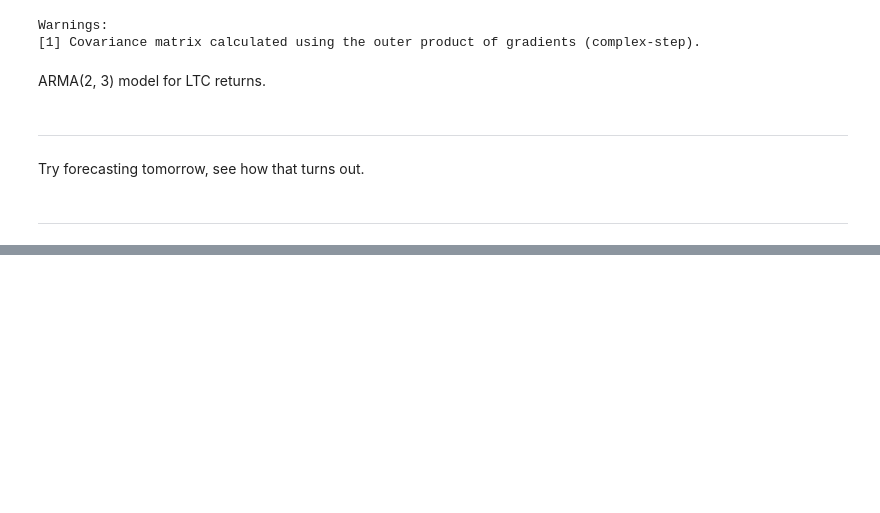
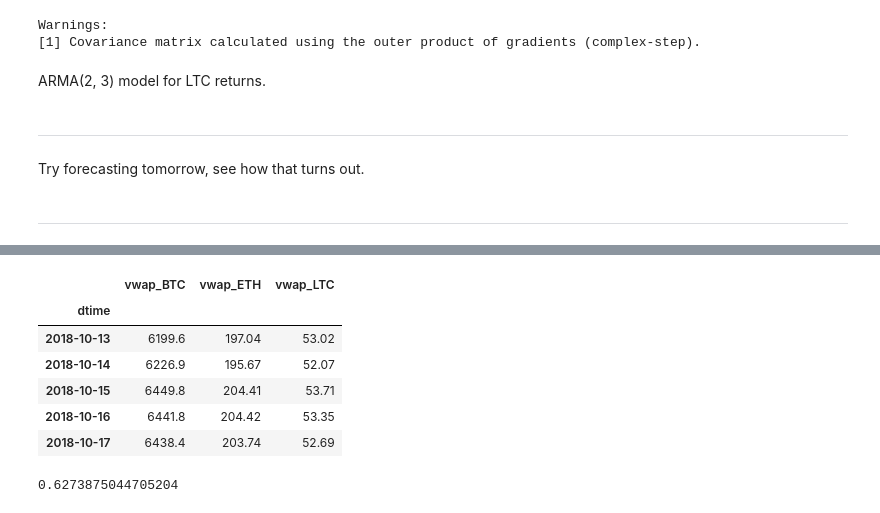
Before and after one commit to hank-butler/Third-Capstone, a Jupyter notebook: Third_Capstone_Modeling.ipynb, the cells around one changed output, grey strips where cells are left out. Cells and saved outputs as stored; diff of their text form; code cells hidden in the pictures; blank space fills up the shorter version.

```diff
--- a/Third_Capstone_Modeling.ipynb
+++ b/Third_Capstone_Modeling.ipynb
@@ -490,0 +562,11 @@ Try forecasting tomorrow, see how that turns out.
+# %%
+prices = df_copy[['vwap_BTC', 'vwap_ETH', 'vwap_LTC']]
+prices.head()
+# %% [output]
+|  | vwap_BTC | vwap_ETH | vwap_LTC |
+| dtime |  |  |  |
+| 2018-10-13 | 6199.6 | 197.04 | 53.02 |
+| 2018-10-14 | 6226.9 | 195.67 | 52.07 |
+| 2018-10-15 | 6449.8 | 204.41 | 53.71 |
+| 2018-10-16 | 6441.8 | 204.42 | 53.35 |
+| 2018-10-17 | 6438.4 | 203.74 | 52.69 |
@@ -490,0 +582,4 @@ Try forecasting tomorrow, see how that turns out.
+# %%
+reg.score(X_test, y_test)
+# %% [output]
+0.6273875044705204
```
Also changed, not shown: parts of 42 cells of this notebook.
